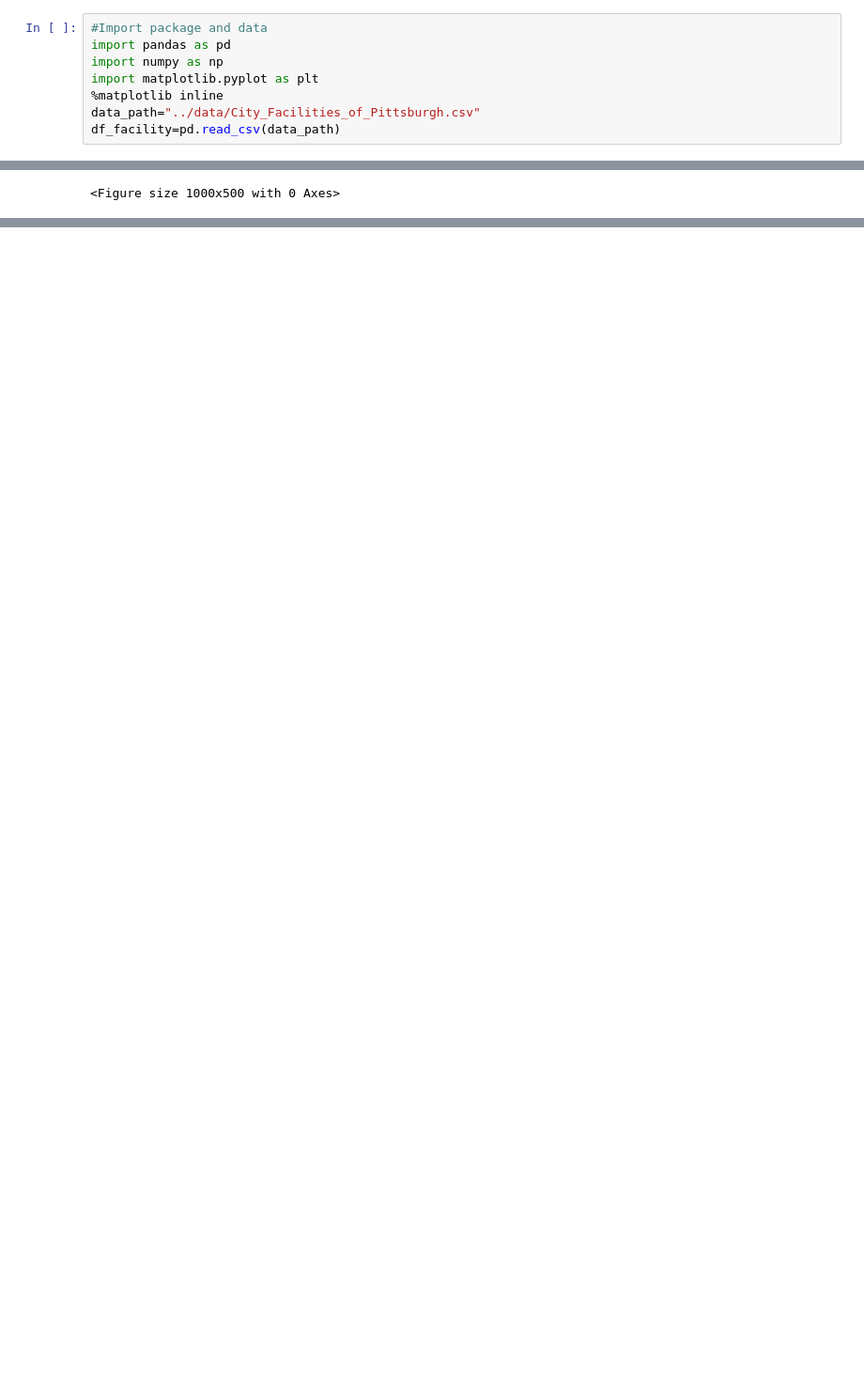
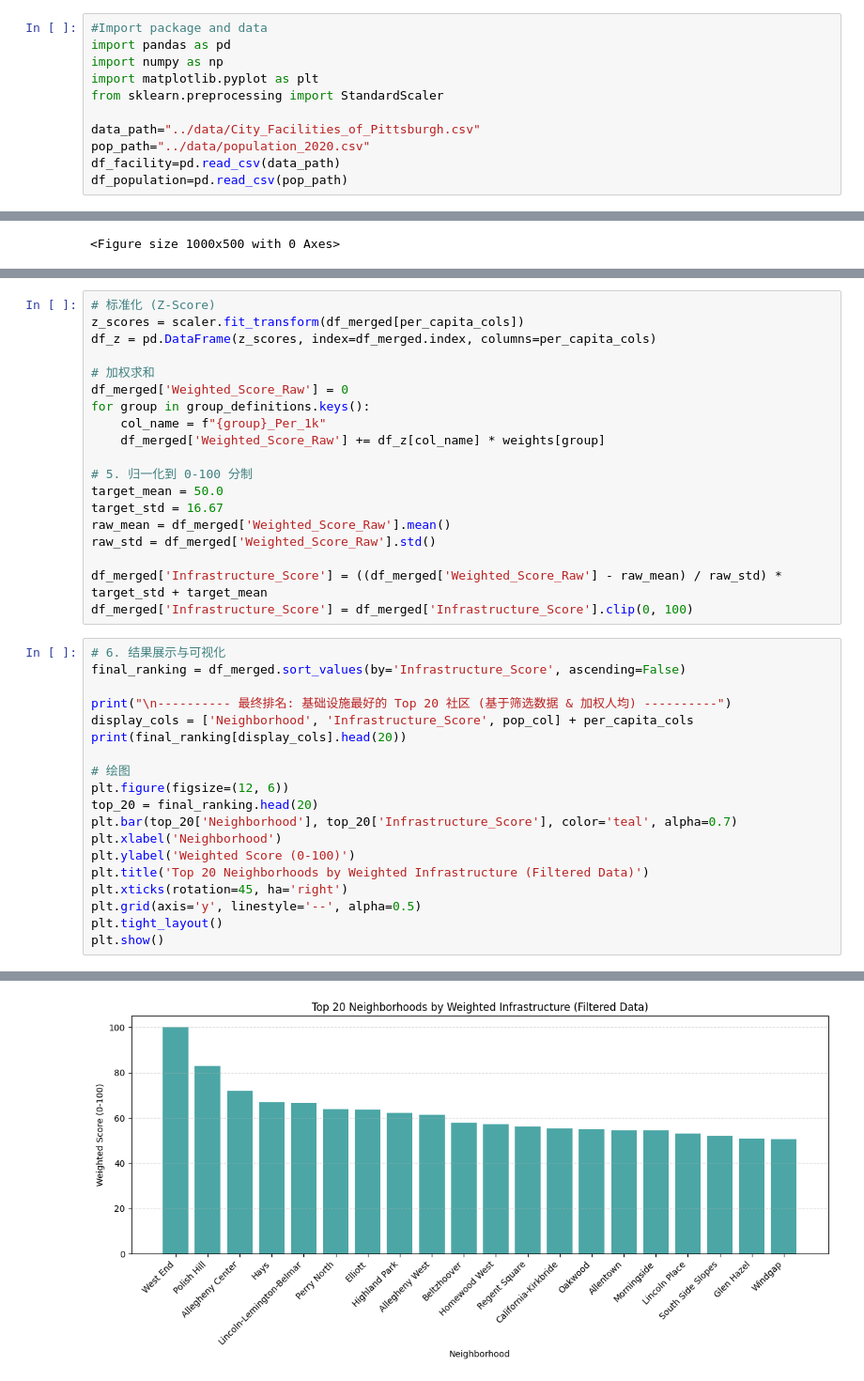
Before and after one commit to Xiaoyue-Yu/CMPINF0011-Final-Project-Group-2, a Jupyter notebook: personal_notebooks/BoyiSun_Analysis.ipynb, the cells around one changed output, grey strips where cells are left out. Shown at 94% size. Saved outputs shown, nothing was run; the diff lists cells and outputs as text; blank space fills up the shorter version.

Commit message:
update score methods in both safety metric and infrastructure metric.

```diff
--- a/personal_notebooks/BoyiSun_Analysis.ipynb
+++ b/personal_notebooks/BoyiSun_Analysis.ipynb
@@ -27,9 +31,12 @@
 import pandas as pd
 import numpy as np
 import matplotlib.pyplot as plt
-%matplotlib inline
+from sklearn.preprocessing import StandardScaler
+
 data_path="../data/City_Facilities_of_Pittsburgh.csv"
+pop_path="../data/population_2020.csv"
 df_facility=pd.read_csv(data_path)
+df_population=pd.read_csv(pop_path)
 # %%
 # Data loading
 print("First 20 rows of data")
@@ -268,0 +199,39 @@ Perry South                          26.99
+# %%
+# 标准化 (Z-Score)
+z_scores = scaler.fit_transform(df_merged[per_capita_cols])
+df_z = pd.DataFrame(z_scores, index=df_merged.index, columns=per_capita_cols)
+
+# 加权求和
+df_merged['Weighted_Score_Raw'] = 0
+for group in group_definitions.keys():
+    col_name = f"{group}_Per_1k"
+    df_merged['Weighted_Score_Raw'] += df_z[col_name] * weights[group]
+
+# 5. 归一化到 0-100 分制
+target_mean = 50.0
+target_std = 16.67
+raw_mean = df_merged['Weighted_Score_Raw'].mean()
+raw_std = df_merged['Weighted_Score_Raw'].std()
+
+df_merged['Infrastructure_Score'] = ((df_merged['Weighted_Score_Raw'] - raw_mean) / raw_std) * target_std + target_mean
+df_merged['Infrastructure_Score'] = df_merged['Infrastructure_Score'].clip(0, 100)
+# %%
+# 6. 结果展示与可视化
+final_ranking = df_merged.sort_values(by='Infrastructure_Score', ascending=False)
+
+print("\n---------- 最终排名: 基础设施最好的 Top 20 社区 (基于筛选数据 & 加权人均) ----------")
+display_cols = ['Neighborhood', 'Infrastructure_Score', pop_col] + per_capita_cols
+print(final_ranking[display_cols].head(20))
+
+# 绘图
+plt.figure(figsize=(12, 6))
+top_20 = final_ranking.head(20)
+plt.bar(top_20['Neighborhood'], top_20['Infrastructure_Score'], color='teal', alpha=0.7)
+plt.xlabel('Neighborhood')
+plt.ylabel('Weighted Score (0-100)')
+plt.title('Top 20 Neighborhoods by Weighted Infrastructure (Filtered Data)')
+plt.xticks(rotation=45, ha='right')
+plt.grid(axis='y', linestyle='--', alpha=0.5)
+plt.tight_layout()
+plt.show()
+# %% [output]
@@ -268,0 +255 @@ Perry South                          26.99
+[figure, added]
```
Also changed, not shown: parts of 11 cells of this notebook, 3 other files.
